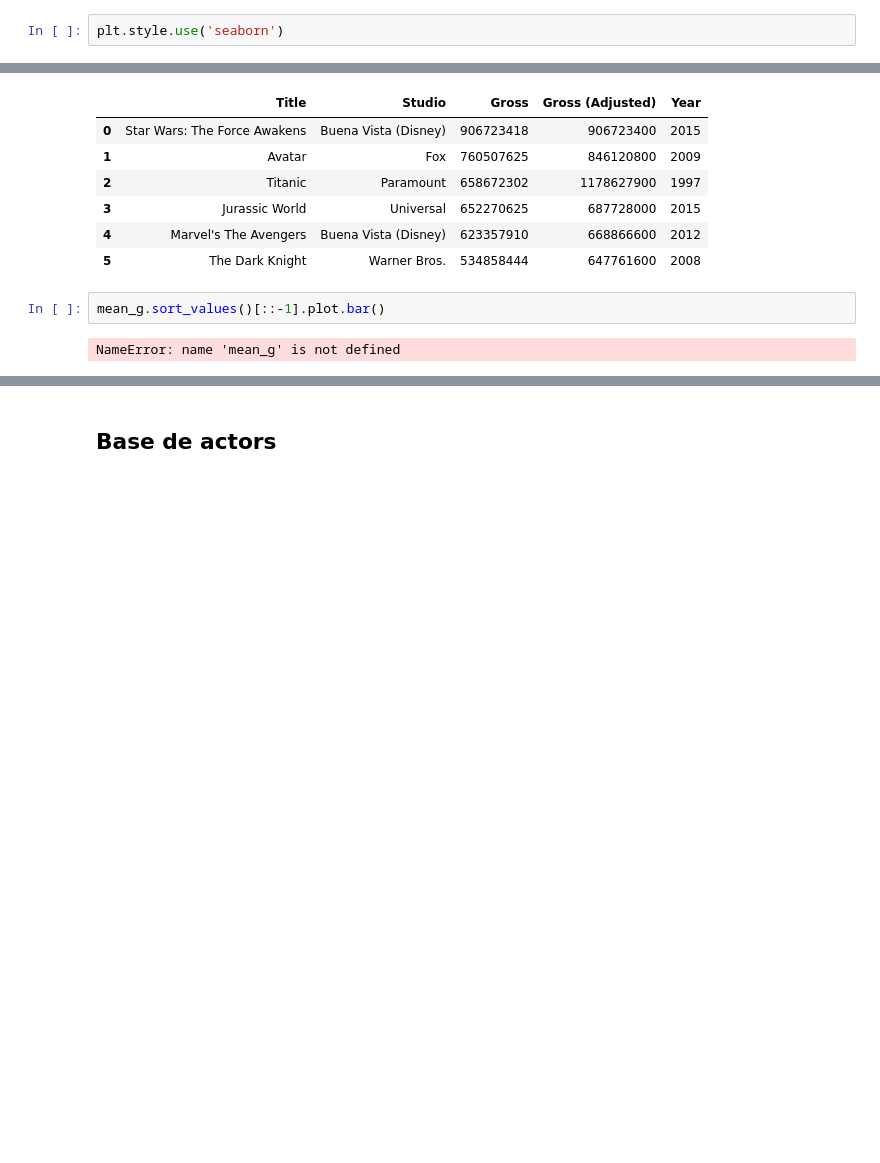
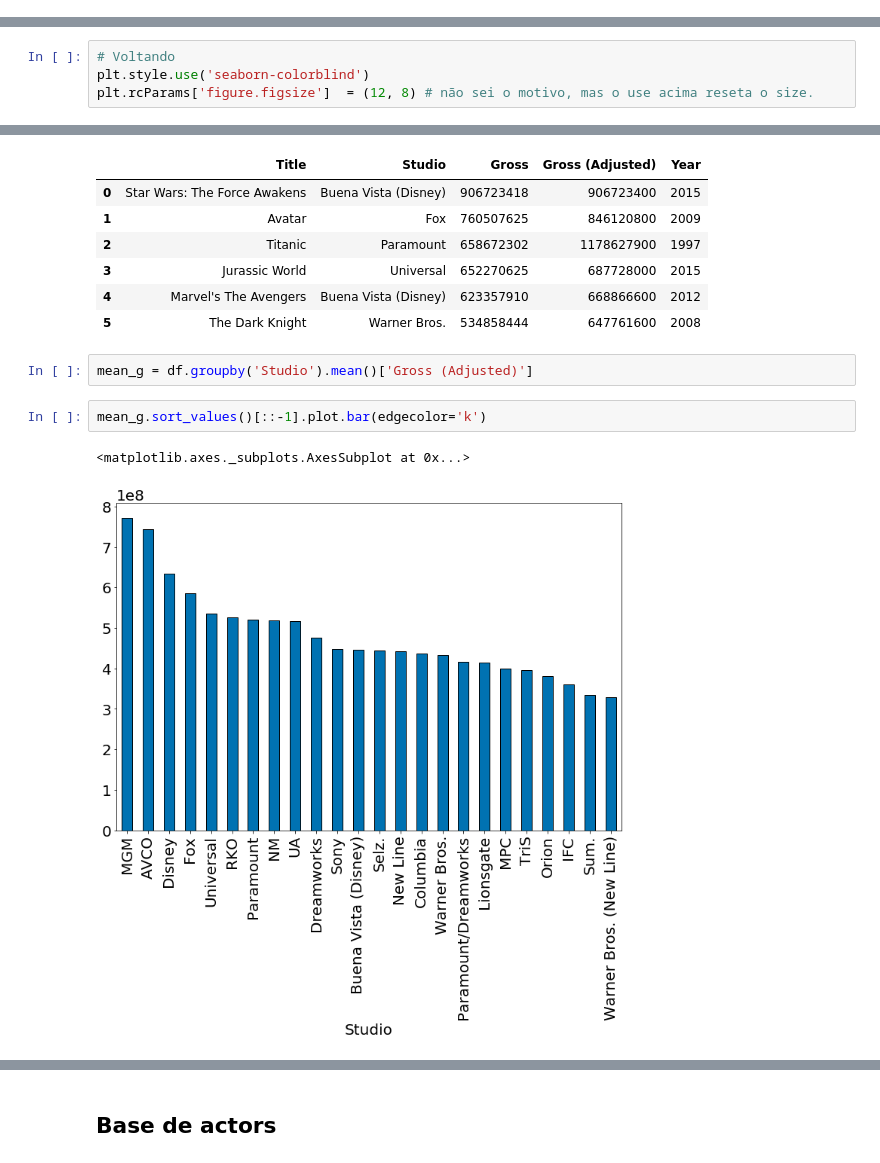
Before and after one commit to icd-ufmg/material, a Jupyter notebook: aulas/04-EDA-e-Vis/Aula04-EDA-Vis.ipynb, the cells around one changed output, grey strips where cells are left out. Saved outputs shown, nothing was run; the diff lists cells and outputs as text; blank space fills up the shorter version.

```diff
--- a/aulas/04-EDA-e-Vis/Aula04-EDA-Vis.ipynb
+++ b/aulas/04-EDA-e-Vis/Aula04-EDA-Vis.ipynb
@@ -299,4 +312,2 @@ plt.show()
 # %% [markdown]
 Podemos mudar a aparência usando estilos.
-# %%
-plt.style.use('seaborn')
@@ -343,3 +353,7 @@ plt.style.available
+# %%
+# Voltando
+plt.style.use('seaborn-colorblind')
+plt.rcParams['figure.figsize']  = (12, 8) # não sei o motivo, mas o use acima reseta o size.
 # %% [markdown]
 Podemos também usar vetores numpy sem problemas
 # %%
@@ -399,10 +413,13 @@ df.head(6)
 | 3 | Jurassic World | Universal | 652270625 | 687728000 | 2015 |
 | 4 | Marvel's The Avengers | Buena Vista (Disney) | 623357910 | 668866600 | 2012 |
 | 5 | The Dark Knight | Warner Bros. | 534858444 | 647761600 | 2008 |
+# %%
+mean_g = df.groupby('Studio').mean()['Gross (Adjusted)']
 # %%
-mean_g.sort_values()[::-1].plot.bar()
+mean_g.sort_values()[::-1].plot.bar(edgecolor='k')
 # %% [output]
-NameError: name 'mean_g' is not defined
+<matplotlib.axes._subplots.AxesSubplot at 0x...>
+[figure, added]
 # %%
 plt.figure(figsize=(18, 10))
 mean_g = df.groupby('Studio').mean()['Gross (Adjusted)']
```
Also changed, not shown: parts of 24 cells of this notebook.
